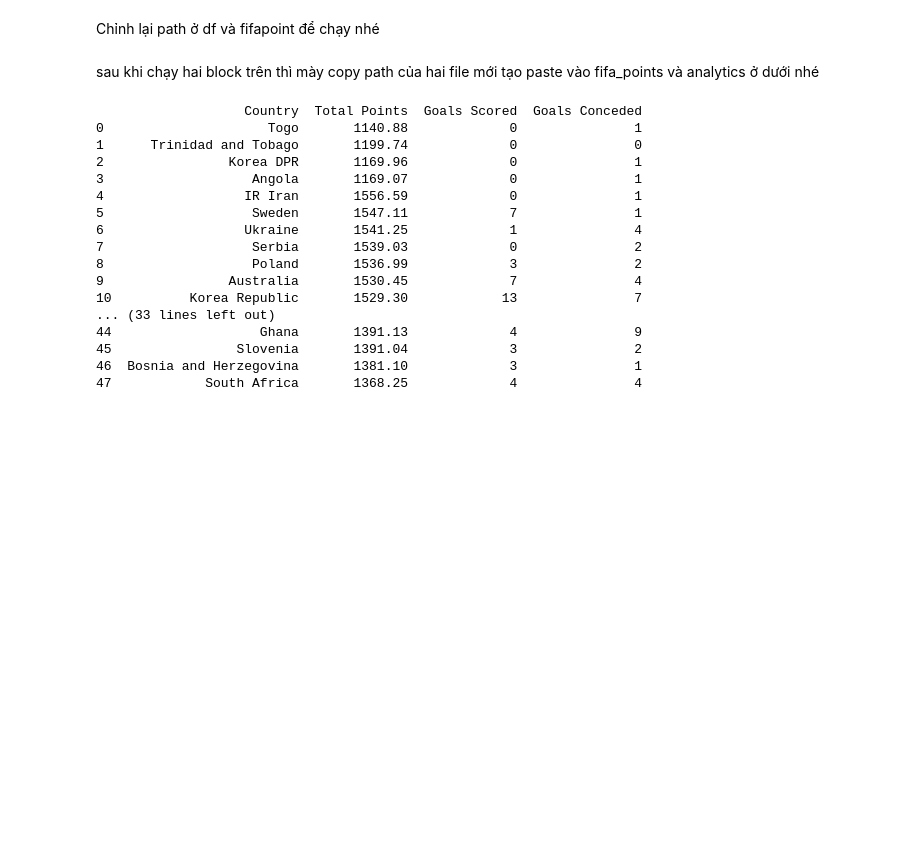
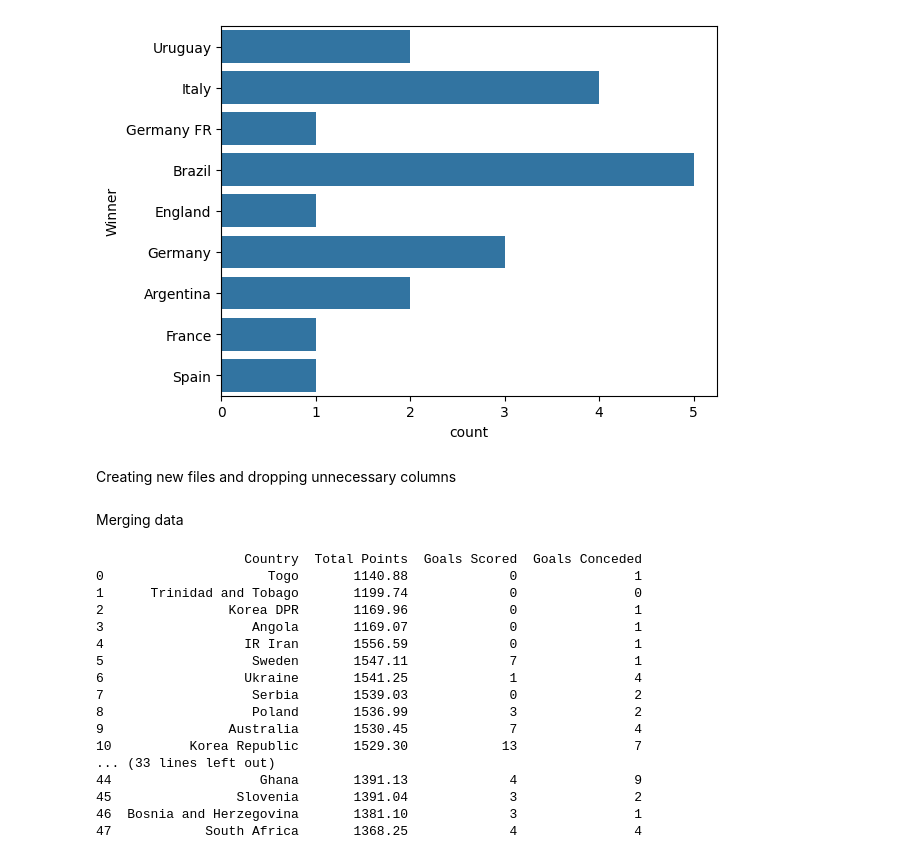
Before and after one commit to Lemonator27/Machine-Learning-1-USTH, a Jupyter notebook: visualization.ipynb, the cells around one changed output. Drawn from its saved outputs; the diff is of its cells as text; code cells hidden in the pictures; blank space fills up the shorter version.

Commit message:
Added a bit more visualization, also added few more if clauses to prevent exceptions

```diff
--- a/visualization.ipynb
+++ b/visualization.ipynb
@@ -5,7 +6,13 @@ import pandas as pd
 df = pd.read_csv("C:/Users/Lam/OneDrive/Máy tính/Data Stuffs/Machine-Learning-1-USTH/CSV files/WorldCupMatches.csv")
 fifa_point = pd.read_csv("C:/Users/Lam/OneDrive/Máy tính/Data Stuffs/Machine-Learning-1-USTH/CSV files/fifa_ranking-2023-07-20.csv")
-# %% [markdown]
-Chỉnh lại path ở df và fifapoint để chạy nhé
+# %%
+Champions = pd.read_csv("C:/Users/Lam/OneDrive/Máy tính/Data Stuffs/Machine-Learning-1-USTH/CSV files/WorldCups.csv")
+sns.countplot(Champions["Winner"])
+plt.show()
+# %% [output]
+[figure, added]
+# %% [markdown]
+Creating new files and dropping unnecessary columns
 # %%
 # Filter the DataFrame to keep only the row with the date '7/20/2023'
 new_fifa_point = fifa_point[fifa_point['rank_date'] == '7/20/2023']
@@ -23,8 +30,8 @@ goals_conceded = df.groupby('Away Team Name')['Away Team Goals'].sum().to_frame(
 # Combine the two DataFrames
 country_stats = goals_scored.merge(goals_conceded, left_index=True, right_index=True, how='outer').fillna(0)
 country_stats.to_csv('C:/Users/Lam/OneDrive/Máy tính/Data Stuffs/Machine-Learning-1-USTH/CSV files/analytics.csv', index=True)
-# %% [markdown]
-sau khi chạy hai block trên thì mày copy path của hai file mới tạo paste vào fifa_points và analytics ở dưới nhé
+# %% [markdown]
+Merging data
 # %%
 # Load the data from the CSV files
 fifa_points = pd.read_csv("C:/Users/Lam/OneDrive/Máy tính/Data Stuffs/Machine-Learning-1-USTH/CSV files/newfifapoint.csv")
```
Also changed, not shown: parts of 1 cell of this notebook, 1 other file.
